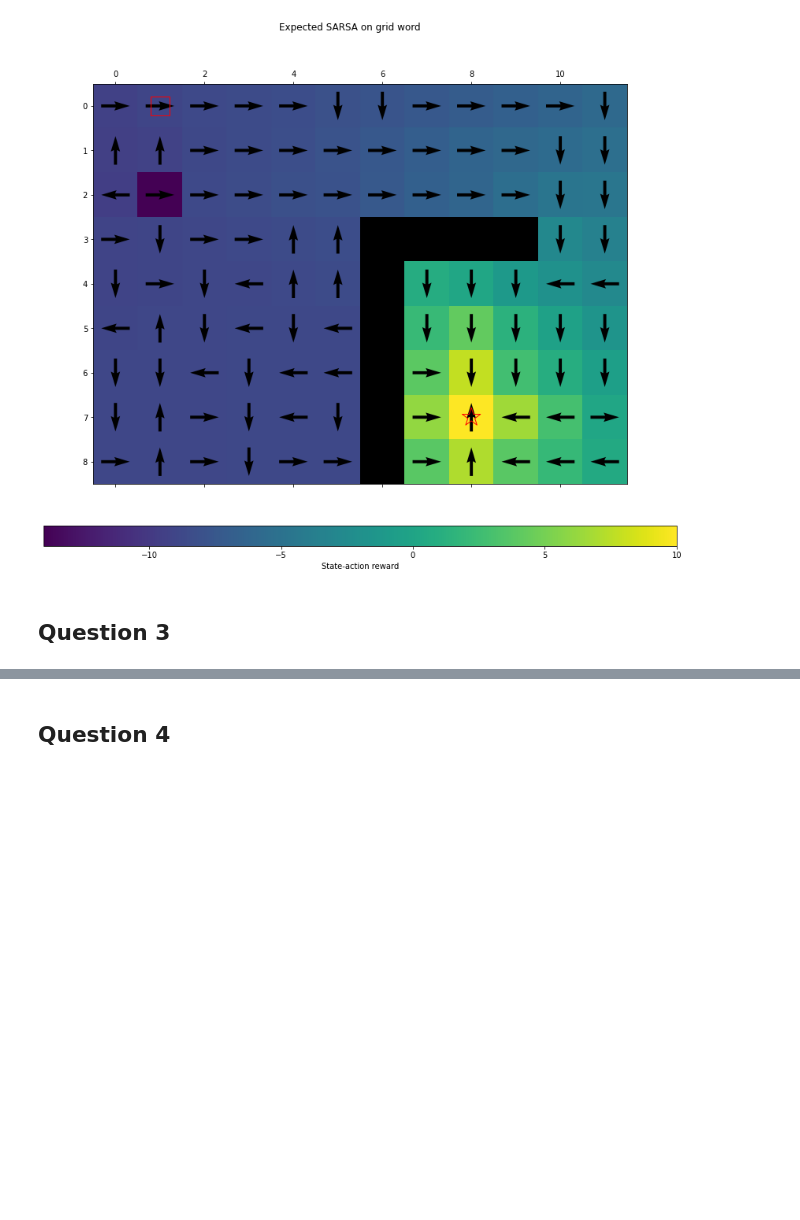
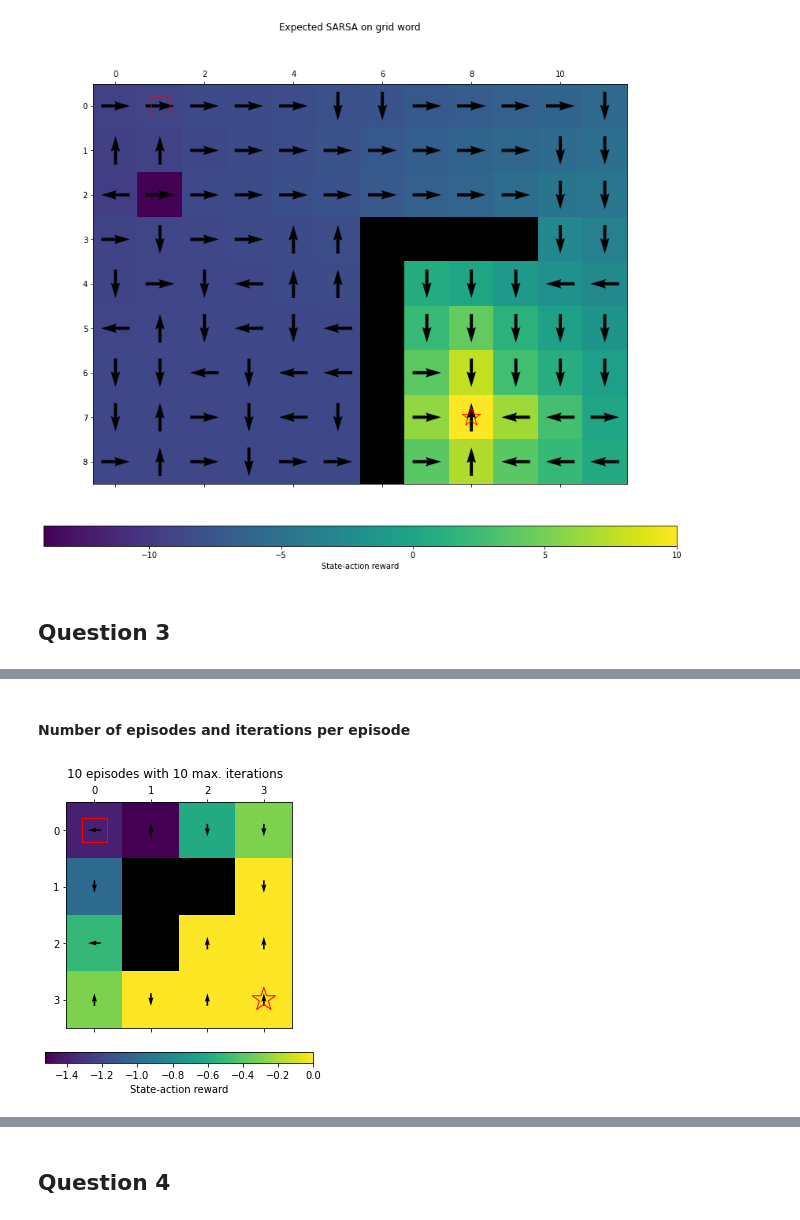
Before and after one commit to AlejandroSantorum/MPhil_MLMI_Cambridge, a Jupyter notebook: MLMI7-Reinforcement_Learning/Practical/code/coursework.ipynb, the cells around one changed output, grey strips where cells are left out. Drawn from its saved outputs; the diff is of its cells as text; code cells hidden in the pictures; blank space fills up the shorter version.

```diff
--- a/MLMI7-Reinforcement_Learning/Practical/code/coursework.ipynb
+++ b/MLMI7-Reinforcement_Learning/Practical/code/coursework.ipynb
@@ -245,0 +286,10 @@ plt.show()
+# %% [markdown]
+#### Number of episodes and iterations per episode
+# %%
+model = Model(small_world)
+V, pi, _, _ = q_learning(model, n_episodes=10, maxit=10, alpha=0.3, decay_eps=True)
+plot_vp(model, V, pi)
+plt.suptitle("10 episodes with 10 max. iterations")
+plt.show()
+# %% [output]
+[figure, added]
```
Also changed, not shown: parts of 5 cells of this notebook, 40 other files.
